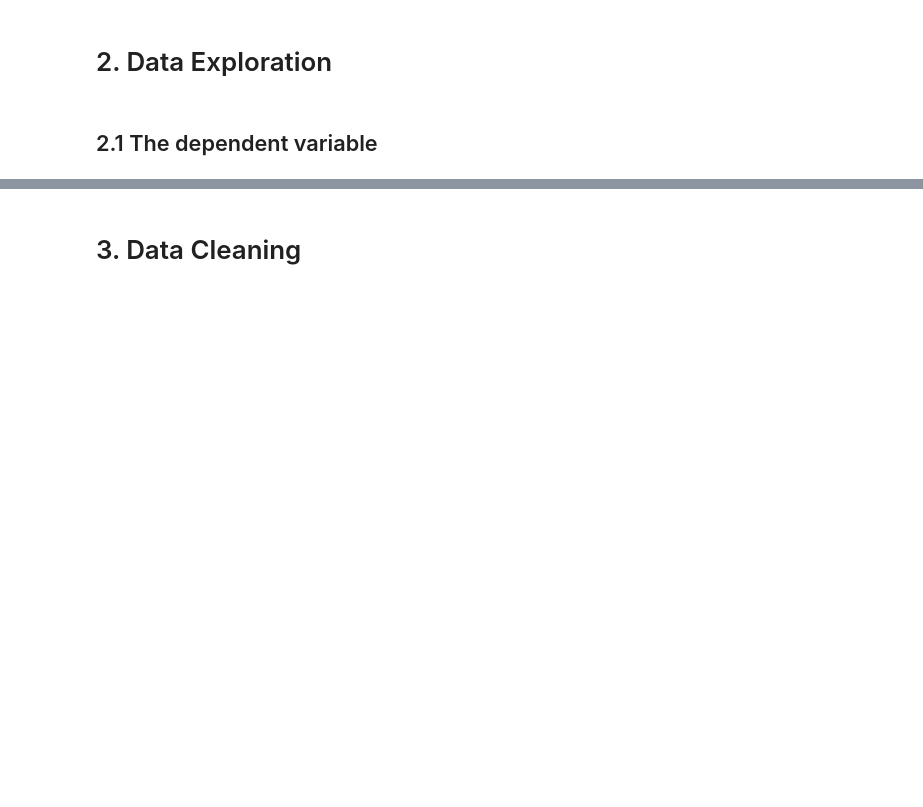
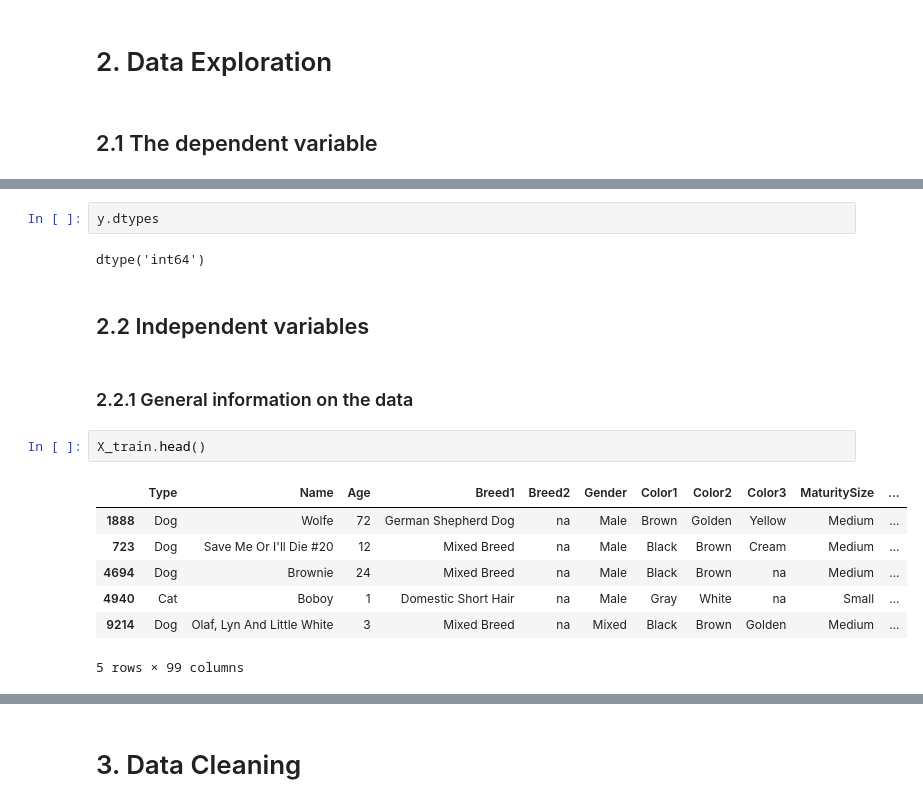
Before and after one commit to dawidjwisniewski/pet_adoption, a Jupyter notebook: project.ipynb, the cells around one changed output, grey strips where cells are left out. Saved outputs shown, nothing was run; the diff lists cells and outputs as text; blank space fills up the shorter version.

```diff
--- a/project.ipynb
+++ b/project.ipynb
@@ -972,0 +981,18 @@ pd.DataFrame({'count': y.value_counts(), 'freq': y.value_counts(normalize=True)}
+# %%
+y.dtypes
+# %% [output]
+dtype('int64')
+# %% [markdown]
+## 2.2 Independent variables
+# %% [markdown]
+### 2.2.1 General information on the data
+# %%
+X_train.head()
+# %% [output]
+|  | Type | Name | Age | Breed1 | Breed2 | Gender | Color1 | Color2 | Color3 | MaturitySize | ... |
+| 1888 | Dog | Wolfe | 72 | German Shepherd Dog | na | Male | Brown | Golden | Yellow | Medium | ... |
+| 723 | Dog | Save Me Or I'll Die #20 | 12 | Mixed Breed | na | Male | Black | Brown | Cream | Medium | ... |
+| 4694 | Dog | Brownie | 24 | Mixed Breed | na | Male | Black | Brown | na | Medium | ... |
+| 4940 | Cat | Boboy | 1 | Domestic Short Hair | na | Male | Gray | White | na | Small | ... |
+| 9214 | Dog | Olaf, Lyn And Little White | 3 | Mixed Breed | na | Mixed | Black | Brown | Golden | Medium | ... |
+5 rows × 99 columns
```
Also changed, not shown: parts of 31 cells of this notebook.
